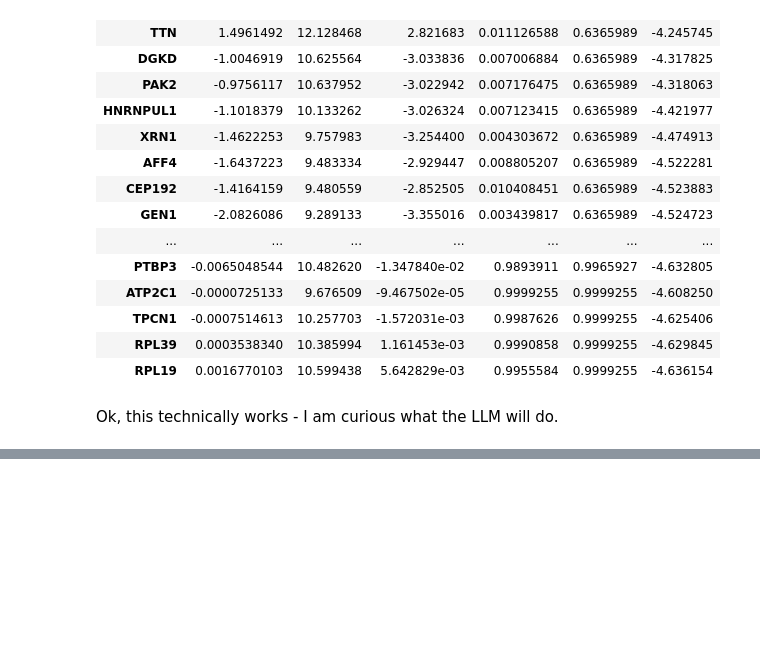
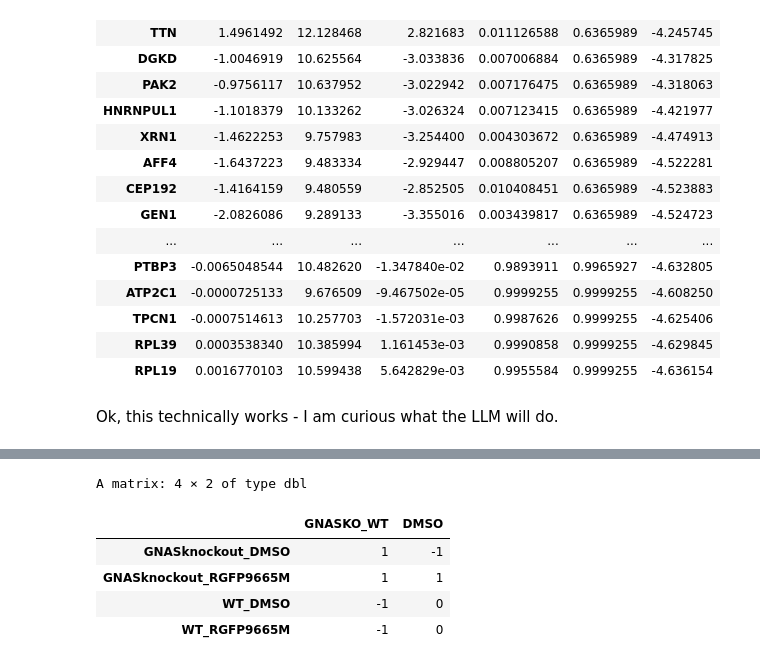
Before and after one commit to Kevin-G-Chen/UORCA, a Jupyter notebook: notebooks/3_analyse_data/ManualRNASeqAnalysis/ManualAnalysis.ipynb, the cells around one changed output, grey strips where cells are left out. Cells and saved outputs as stored; diff of their text form; code cells hidden in the pictures; blank space fills up the shorter version.

```diff
--- a/notebooks/3_analyse_data/ManualRNASeqAnalysis/ManualAnalysis.ipynb
+++ b/notebooks/3_analyse_data/ManualRNASeqAnalysis/ManualAnalysis.ipynb
@@ -314,0 +360,13 @@ Ok, this technically works - I am curious what the LLM will do.
+# %%
+contrast.matrix <- makeContrasts(GNASKO_WT = "(GNASknockout_DMSO + GNASknockout_RGFP9665M) - (WT_DMSO + WT_RGFP9665M)",
+                                 DMSO = "GNASknockout_RGFP9665M - GNASknockout_DMSO",
+                                levels = colnames(design))
+# %%
+contrast.matrix
+# %% [output]
+A matrix: 4 × 2 of type dbl
+|  | GNASKO_WT | DMSO |
+| GNASknockout_DMSO | 1 | -1 |
+| GNASknockout_RGFP9665M | 1 | 1 |
+| WT_DMSO | -1 | 0 |
+| WT_RGFP9665M | -1 | 0 |
```
Also changed, not shown: parts of 5 cells of this notebook.
